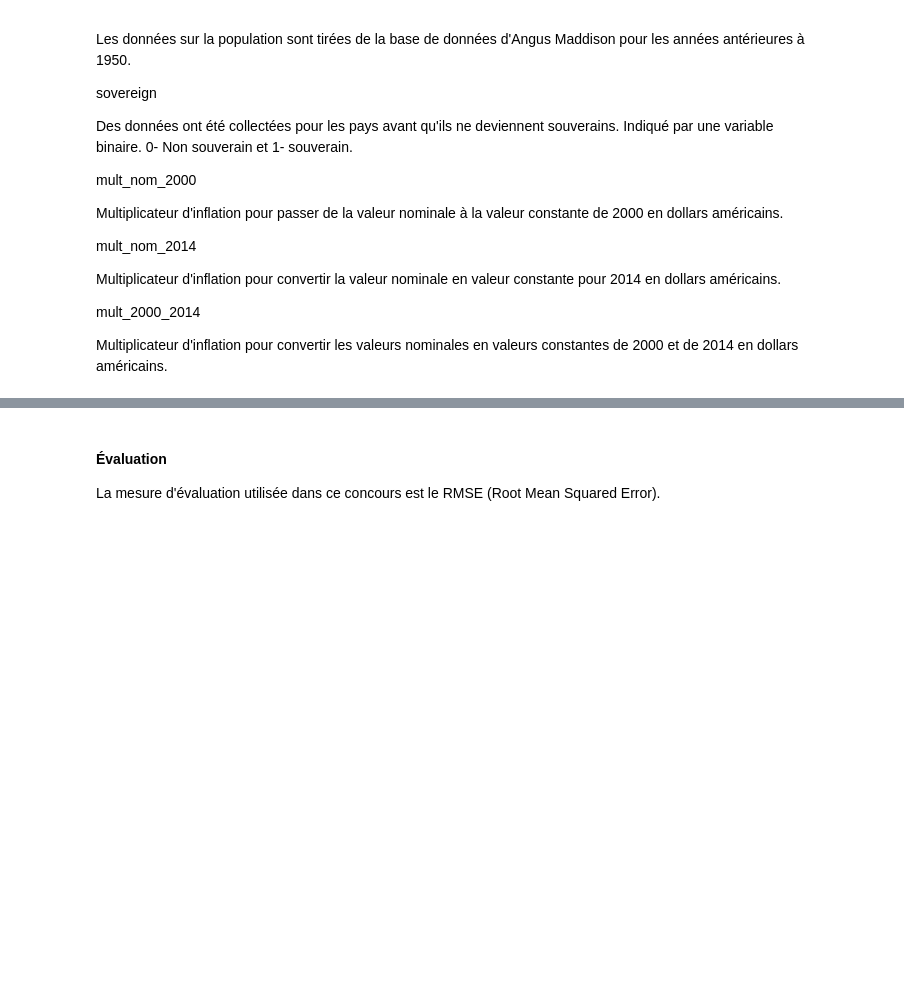
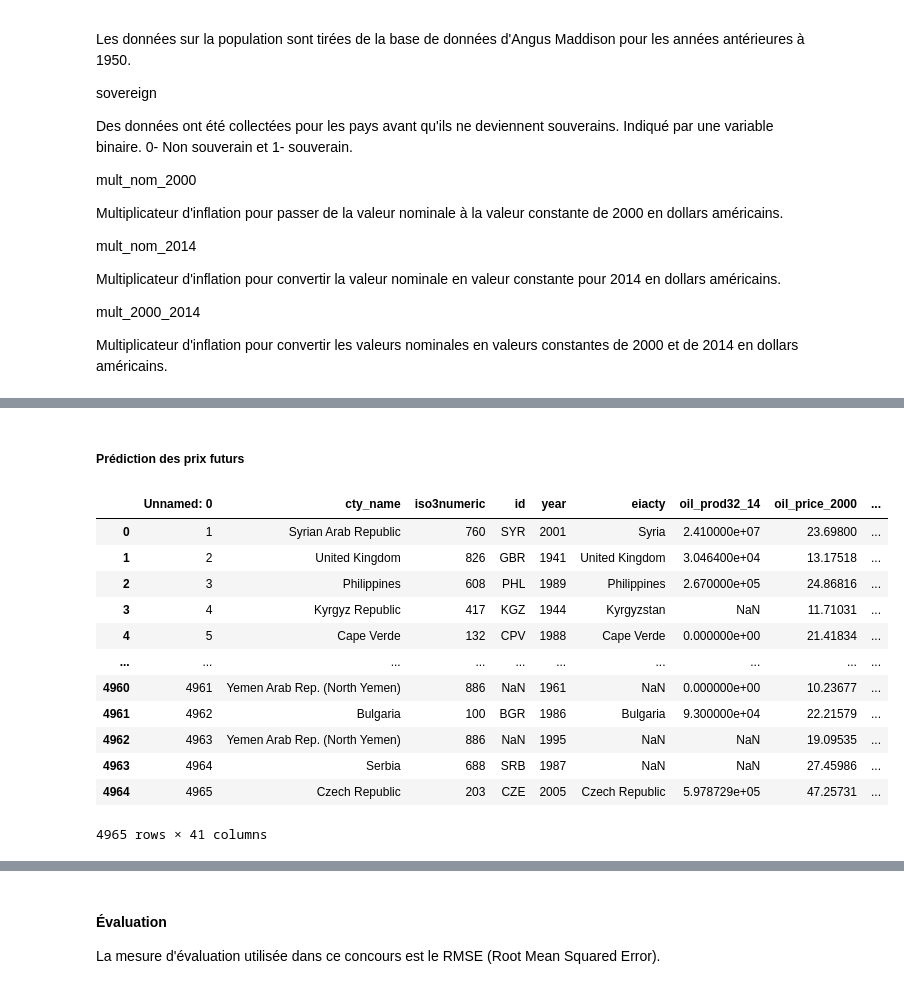
Before and after one commit to jobinhio/projets-data-science, a Jupyter notebook: predicting-oil-price/predictingoilprice.ipynb, the cells around one changed output, grey strips where cells are left out. Drawn from its saved outputs; the diff is of its cells as text; code cells hidden in the pictures; blank space fills up the shorter version.

```diff
--- a/predicting-oil-price/predictingoilprice.ipynb
+++ b/predicting-oil-price/predictingoilprice.ipynb
@@ -198,0 +386,18 @@ Multiplicateur d'inflation pour convertir les valeurs nominales en valeurs const
+# %% [markdown]
+##### Prédiction des prix futurs
+# %%
+df_test
+# %% [output]
+|  | Unnamed: 0 | cty_name | iso3numeric | id | year | eiacty | oil_prod32_14 | oil_price_2000 | ... |
+| 0 | 1 | Syrian Arab Republic | 760 | SYR | 2001 | Syria | 2.410000e+07 | 23.69800 | ... |
+| 1 | 2 | United Kingdom | 826 | GBR | 1941 | United Kingdom | 3.046400e+04 | 13.17518 | ... |
+| 2 | 3 | Philippines | 608 | PHL | 1989 | Philippines | 2.670000e+05 | 24.86816 | ... |
+| 3 | 4 | Kyrgyz Republic | 417 | KGZ | 1944 | Kyrgyzstan | NaN | 11.71031 | ... |
+| 4 | 5 | Cape Verde | 132 | CPV | 1988 | Cape Verde | 0.000000e+00 | 21.41834 | ... |
+| ... | ... | ... | ... | ... | ... | ... | ... | ... | ... |
+| 4960 | 4961 | Yemen Arab Rep. (North Yemen) | 886 | NaN | 1961 | NaN | 0.000000e+00 | 10.23677 | ... |
+| 4961 | 4962 | Bulgaria | 100 | BGR | 1986 | Bulgaria | 9.300000e+04 | 22.21579 | ... |
+| 4962 | 4963 | Yemen Arab Rep. (North Yemen) | 886 | NaN | 1995 | NaN | NaN | 19.09535 | ... |
+| 4963 | 4964 | Serbia | 688 | SRB | 1987 | NaN | NaN | 27.45986 | ... |
+| 4964 | 4965 | Czech Republic | 203 | CZE | 2005 | Czech Republic | 5.978729e+05 | 47.25731 | ... |
+4965 rows × 41 columns
```
Also changed, not shown: parts of 19 cells of this notebook.
